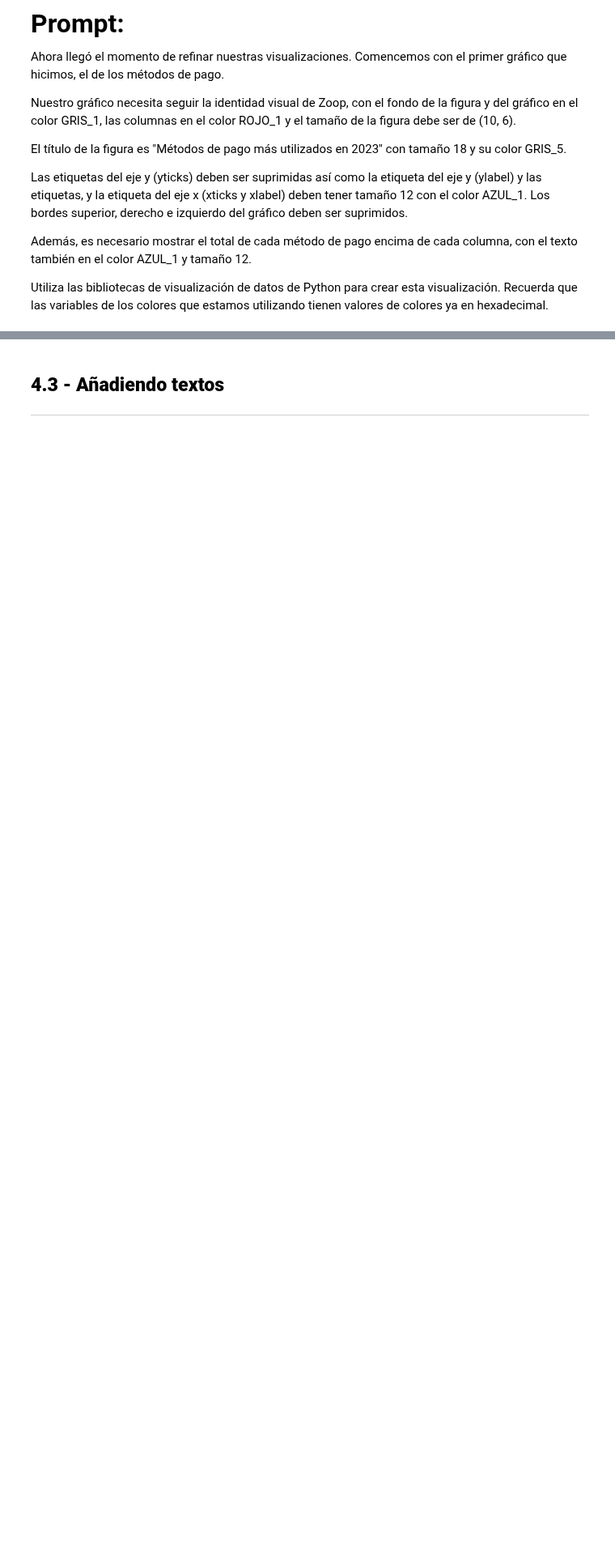
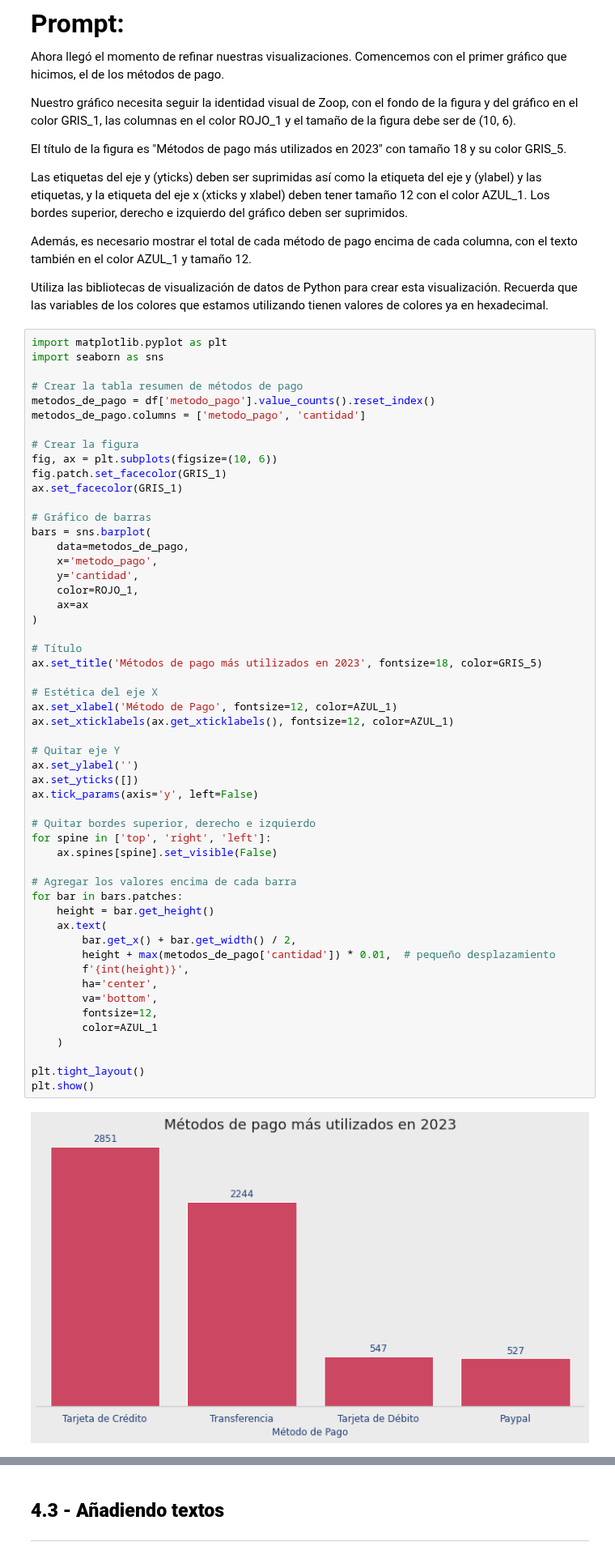
Before and after one commit to jbernalg/ALURA_Data_Science, a Jupyter notebook: ETL/ChatGPT/IA_aplicada_a_ciencia_de_datos.ipynb, the cells around one changed output, grey strips where cells are left out. Shown at 81% size. Saved outputs shown, nothing was run; the diff lists cells and outputs as text; blank space fills up the shorter version.

```diff
--- a/ETL/ChatGPT/IA_aplicada_a_ciencia_de_datos.ipynb
+++ b/ETL/ChatGPT/IA_aplicada_a_ciencia_de_datos.ipynb
@@ -1147,6 +1147,61 @@ Las etiquetas del eje y (yticks) deben ser suprimidas así como la etiqueta del
 Además, es necesario mostrar el total de cada método de pago encima de cada columna, con el texto también en el color AZUL_1 y tamaño 12.
 
 Utiliza las bibliotecas de visualización de datos de Python para crear esta visualización. Recuerda que las variables de los colores que estamos utilizando tienen valores de colores ya en hexadecimal.
+# %%
+import matplotlib.pyplot as plt
+import seaborn as sns
+
+# Crear la tabla resumen de métodos de pago
+metodos_de_pago = df['metodo_pago'].value_counts().reset_index()
+metodos_de_pago.columns = ['metodo_pago', 'cantidad']
+
+# Crear la figura
+fig, ax = plt.subplots(figsize=(10, 6))
+fig.patch.set_facecolor(GRIS_1)
+ax.set_facecolor(GRIS_1)
+
+# Gráfico de barras
+bars = sns.barplot(
+    data=metodos_de_pago,
+    x='metodo_pago',
+    y='cantidad',
+    color=ROJO_1,
+    ax=ax
+)
+
+# Título
+ax.set_title('Métodos de pago más utilizados en 2023', fontsize=18, color=GRIS_5)
+
+# Estética del eje X
+ax.set_xlabel('Método de Pago', fontsize=12, color=AZUL_1)
+ax.set_xticklabels(ax.get_xticklabels(), fontsize=12, color=AZUL_1)
+
+# Quitar eje Y
+ax.set_ylabel('')
+ax.set_yticks([])
+ax.tick_params(axis='y', left=False)
+
+# Quitar bordes superior, derecho e izquierdo
+for spine in ['top', 'right', 'left']:
+    ax.spines[spine].set_visible(False)
+
+# Agregar los valores encima de cada barra
+for bar in bars.patches:
+    height = bar.get_height()
+    ax.text(
+        bar.get_x() + bar.get_width() / 2,
+        height + max(metodos_de_pago['cantidad']) * 0.01,  # pequeño desplazamiento
+        f'{int(height)}',
+        ha='center',
+        va='bottom',
+        fontsize=12,
+        color=AZUL_1
+    )
+
+plt.tight_layout()
+plt.show()
+# %% [output]
+[figure, added]
 # %% [markdown]
 <font color="7b71ff" size=4> Comentarios: </font>
 
```
Also changed, not shown: parts of 1 cell of this notebook.
